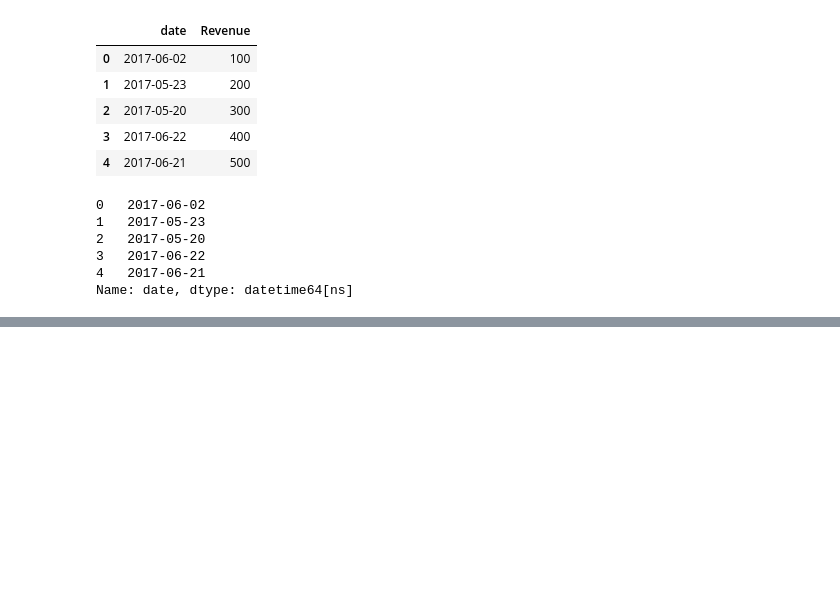
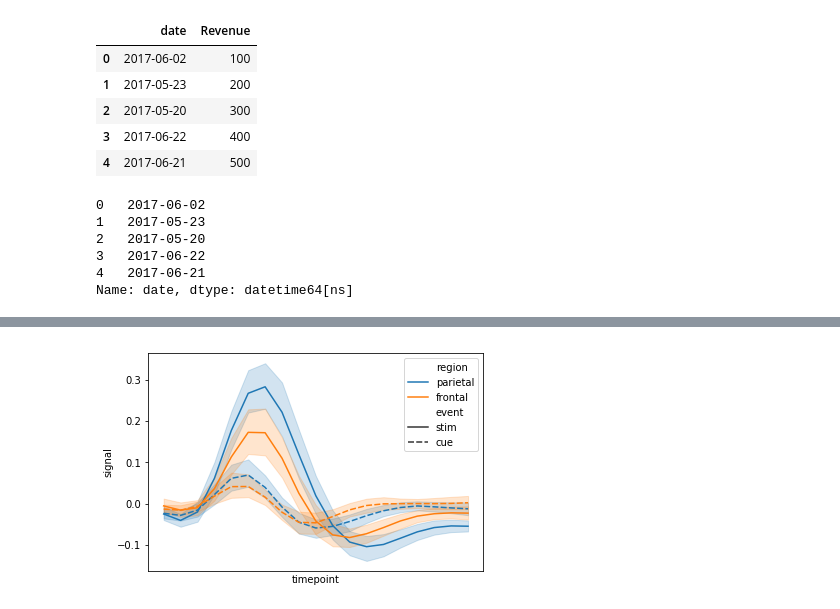
Before and after one commit to escueladevhack/curso-python, a Jupyter notebook: notebooks/clase11/MatPlotLib.ipynb, the cells around one changed output, grey strips where cells are left out. Saved outputs shown, nothing was run; the diff lists cells and outputs as text; code cells hidden in the pictures; blank space fills up the shorter version.

```diff
--- a/notebooks/clase11/MatPlotLib.ipynb
+++ b/notebooks/clase11/MatPlotLib.ipynb
@@ -206,0 +237,12 @@ Name: date, dtype: datetime64[ns]
+# %%
+import matplotlib.dates as mdates
+months = mdates.MonthLocator()
+fig = sns.lineplot(
+    x="timepoint",
+    y="signal",
+    hue="region",
+    style='event',
+    data=fmri)
+fig.xaxis.set_major_locator(months)
+# %% [output]
+[figure, added]
```
Also changed, not shown: parts of 9 cells of this notebook.
